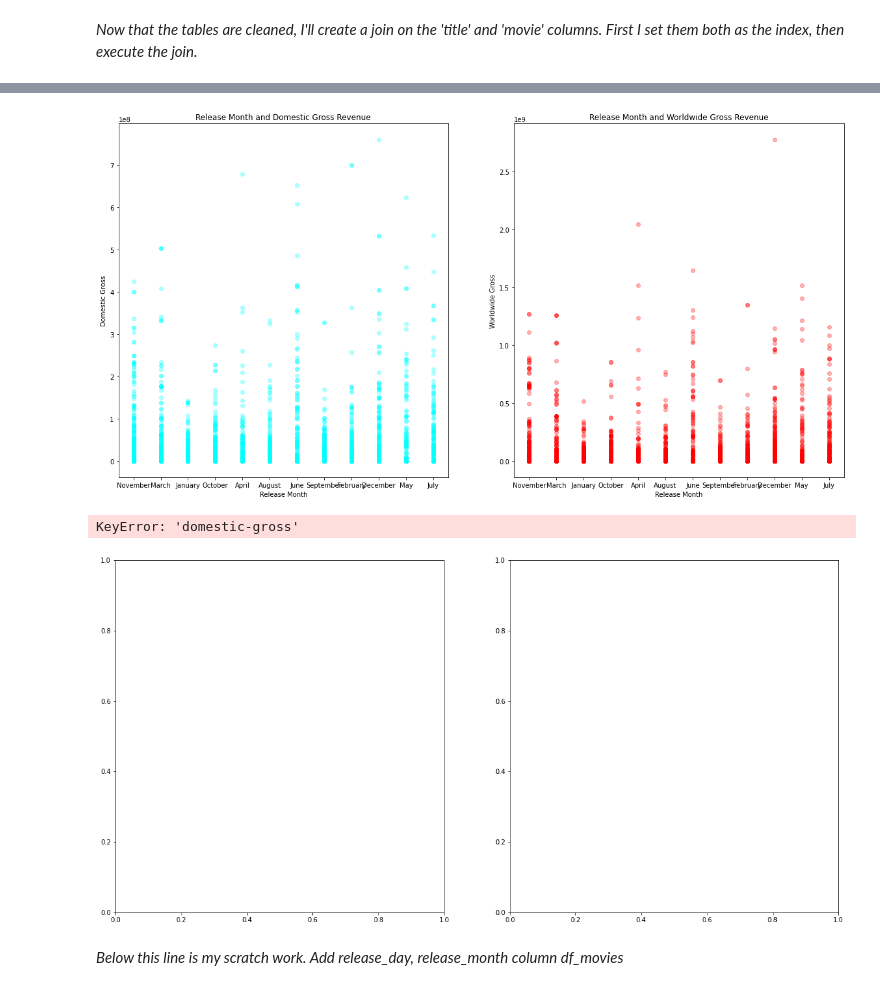
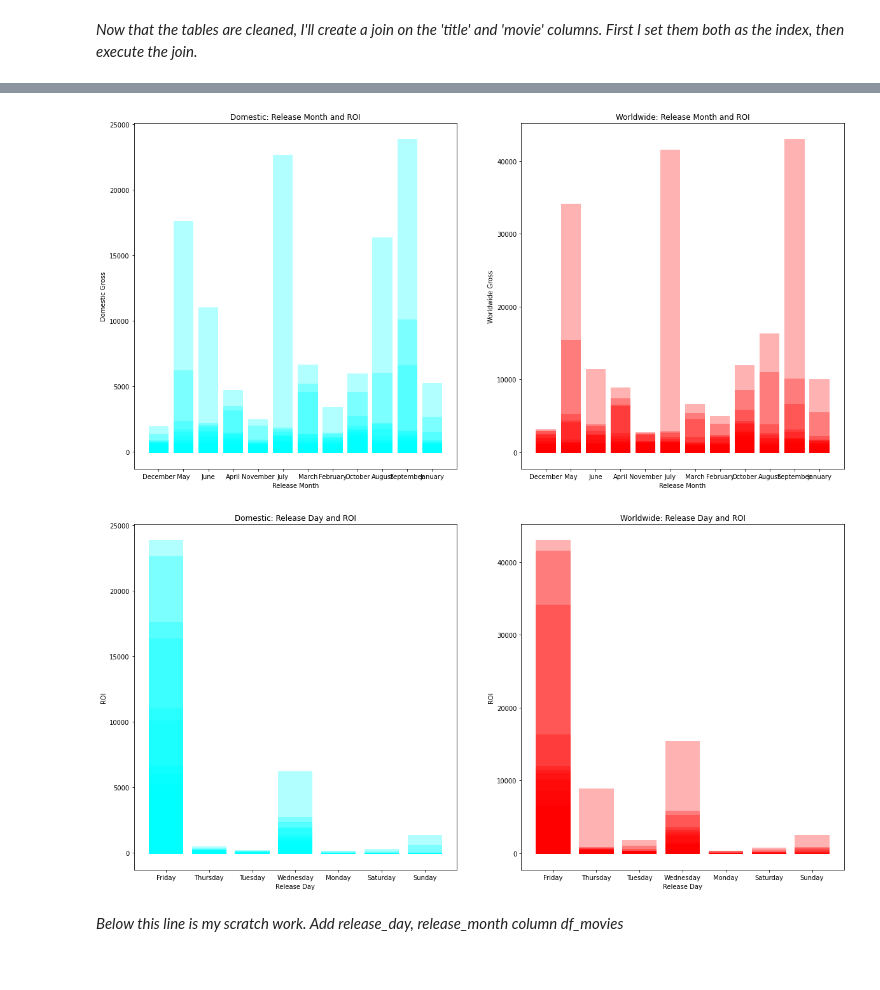
Before and after one commit to halemade/film_recommendations, a Jupyter notebook: release_and_ROI.ipynb, the cells around one changed output, grey strips where cells are left out. Drawn from its saved outputs; the diff is of its cells as text; code cells hidden in the pictures.

```diff
--- a/release_and_ROI.ipynb
+++ b/release_and_ROI.ipynb
@@ -33,8 +33,8 @@ def dollar_to_number(value):
 df_dollars['production_budget'] = df_dollars['production_budget'].map(lambda x: dollar_to_number(x))
 df_dollars['domestic_gross'] = df_dollars['domestic_gross'].map(lambda x: dollar_to_number(x))
 df_dollars['worldwide_gross'] = df_dollars['worldwide_gross'].map(lambda x: dollar_to_number(x))
-df_dollars['domestic_return'] = df_dollars['domestic_gross']/df_dollars['production_budget']
-df_dollars['worldwide_return'] = df_dollars['worldwide_gross']/df_dollars['production_budget']
+df_dollars['domestic_return%'] = ((df_dollars['domestic_gross']-df_dollars['production_budget'])/df_dollars['production_budget'])*100
+df_dollars['worldwide_return%'] = ((df_dollars['worldwide_gross']-df_dollars['production_budget'])/df_dollars['production_budget'])*100
 # %%
 df_dollars.head()
 # %% [output]
@@ -48,13 +47,13 @@ df_dollars.head()
 # %% [markdown]
 *Now that the tables are cleaned, I'll create a join on the 'title' and 'movie' columns. First I set them both as the index, then execute the join.*
 # %%
-joined_df = df_mov.join(df_dollars,how='inner',lsuffix = 'dollars')
+joined_df = df_movies.join(df_dollars,how='inner',lsuffix = 'dollars')
 joined_df['release_year'] = joined_df['release_date'].dt.year.astype(int)
 recent_movies_df = joined_df[joined_df['release_year'] > 1999].copy()
 recent_movies_df['release_date'] = pd.to_datetime(recent_movies_df['release_date'])
 recent_movies_df['release_day'] = recent_movies_df['release_date'].dt.day_name()
 recent_movies_df['release_month'] = recent_movies_df['release_date'].dt.month_name()
-df_genres = joined_df.copy().drop(['iddollars','Unnamed: 0','original_language','popularity','release_datedollars','vote_average','vote_count','id'],axis=1)
+df_genres = recent_movies_df.copy().drop(['iddollars','Unnamed: 0','original_language','popularity','release_datedollars','vote_average','vote_count','id'],axis=1)
 df_genres.to_csv('genres_df.csv',index=True)
 df_genres.head()
 # %% [output]
@@ -99,54 +98,53 @@ ax2.set_title("Release Timing and Worldwide Gross Revenue");
 # %%
 fig, (ax1, ax2) = plt.subplots(ncols=2, figsize=(20, 10))
-ax1.scatter(
+ax1.bar(
     x=recent_movies_df["release_month"],
-    y=recent_movies_df["domestic-gross"],
+    height=recent_movies_df["domestic_return%"],
     alpha=0.3,
     color='cyan'
 )
 
 ax1.set_xlabel("Release Month")
 ax1.set_ylabel("Domestic Gross")
-ax1.set_title("Release Month and Domestic Gross Revenue")
+ax1.set_title("Domestic: Release Month and ROI")
 
-ax2.scatter(
+ax2.bar(
     x=recent_movies_df["release_month"],
-    y=recent_movies_df["worldwide-gross"],
+    height=recent_movies_df["worldwide_return%"],
     alpha=0.3,
     color='red'
 )
 
 ax2.set_xlabel("Release Month")
 ax2.set_ylabel("Worldwide Gross")
-ax2.set_title("Release Month and Worldwide Gross Revenue");
+ax2.set_title("Worldwide: Release Month and ROI");
 # %% [output]
-[figure, old version]
+[figure, new version]
 # %%
 fig, (ax1, ax2) = plt.subplots(ncols=2, figsize=(20, 10))
-ax1.scatter(
+ax1.bar(
     x=recent_movies_df["release_day"],
-    y=recent_movies_df["domestic-gross"],
+    height=recent_movies_df["domestic_return%"],
     alpha=0.3,
     color='cyan'
 )
 
 ax1.set_xlabel("Release Day")
-ax1.set_ylabel("Domestic Gross")
-ax1.set_title("Release Day and Domestic Gross Revenue")
+ax1.set_ylabel("ROI")
+ax1.set_title("Domestic: Release Day and ROI")
 
 ax2.bar(
     x=recent_movies_df["release_day"],
-    height=recent_movies_df["release_day"],
+    height=recent_movies_df["worldwide_return%"],
     alpha=0.3,
     color='red'
 )
 
 ax2.set_xlabel("Release Day")
-ax2.set_ylabel("Worldwide Gross")
-ax2.set_title("Release Day and Worldwide Gross Revenue");
+ax2.set_ylabel("ROI")
+ax2.set_title("Worldwide: Release Day and ROI");
 # %% [output]
-KeyError: 'domestic-gross'
-[figure, old version]
+[figure, new version]
 # %% [markdown]
 *Below this line is my scratch work.
 Add release_day, release_month column df_movies*
```
Also changed, not shown: parts of 6 cells of this notebook, 2 other files.
